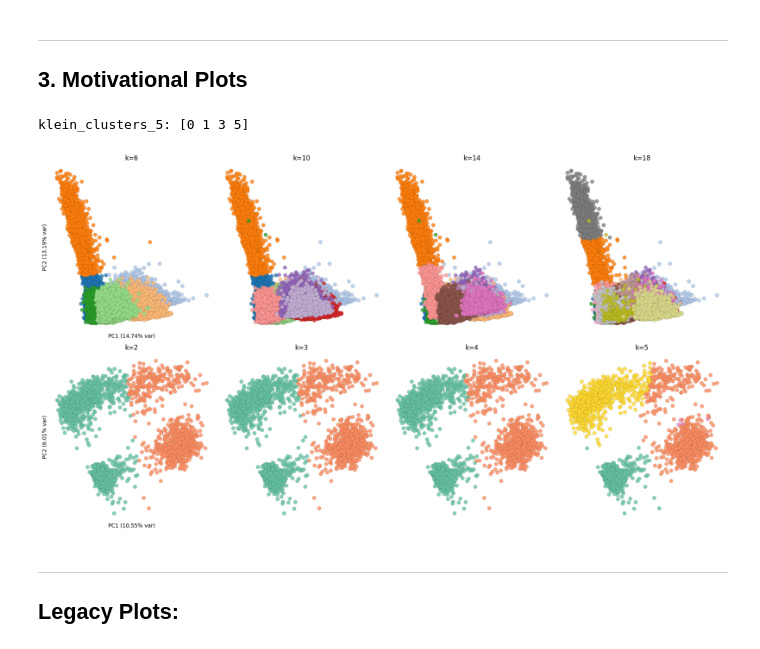
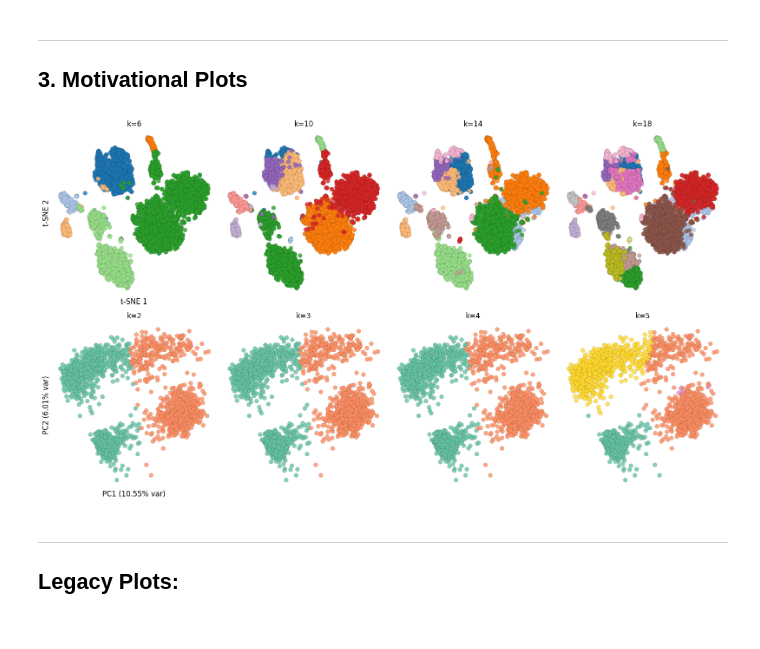
Before and after one commit to DataSlingers/CARVE, a Jupyter notebook: notebooks/case_studies/Motivation.ipynb, the cells around one changed output. Saved outputs shown, nothing was run; the diff lists cells and outputs as text; code cells hidden in the pictures.

Commit message:
implemented scaling plots

```diff
--- a/notebooks/case_studies/Motivation.ipynb
+++ b/notebooks/case_studies/Motivation.ipynb
@@ -200,3 +200,27 @@ print("Remaining populations:", np.unique(y_labeled))
 # %% [output]
 After removing population 15: 104,184 cells x 32 markers
 Remaining populations: [ 1  2  3  4  5  6  7  8  9 10 11 12 13 14]
+# %%
+y_pd_s = pd.Series(y_labeled, name="population_id")
+
+target_n = 5000
+n_samples = X_scaled.shape[0]
+
+sss = StratifiedShuffleSplit(
+    n_splits=1,
+    test_size=target_n,
+    random_state=RANDOM_SEED,
+)
+_, selected_idx = next(sss.split(X_scaled, y_pd_s))
+
+frac = len(selected_idx) / n_samples
+
+X_scaled = X_scaled[selected_idx]
+y_pd_s = y_pd_s.iloc[selected_idx].reset_index(drop=True)
+y_labeled = y_pd_s.to_numpy()
+
+print(f"Subsampled to {X_scaled.shape[0]:,} cells ({frac:.0%})")
+print(
+    f"Final: {X_scaled.shape[0]:,} cells x {X_scaled.shape[1]} markers, "
+    f"{y_pd_s.nunique()} populations"
+)
@@ -346,17 +373,14 @@ levine_clusters_18 = align_cluster_labels(levine_clusters_18, levine_clusters_18
 klein_clusters_4 = align_cluster_labels(klein_clusters_2, klein_clusters_4)
 klein_clusters_3 = align_cluster_labels(klein_clusters_2, klein_clusters_3)
 klein_clusters_5 = align_cluster_labels(klein_clusters_2, klein_clusters_5)
-# %%
-print("klein_clusters_5:", np.unique(klein_clusters_5))
-# %% [output]
-klein_clusters_5: [0 1 3 5]
 # %%
-fig, axes = plt.subplots(2, 4, figsize=(18, 10))
+fig, axes = plt.subplots(2, 4, figsize=(16, 9))
 klein_palette = "Set2"
 
 plot_dim_red(
-    X=X_levine,
+    X=X_scaled,
     y=levine_clusters_6,
+    method="tsne",
     legend_title="Cluster",
     ax=axes[0, 0],
     show=False,
@@ -365,8 +389,9 @@ plot_dim_red(
     title="k=6",
 )
 plot_dim_red(
-    X=X_levine,
+    X=X_scaled,
     y=levine_clusters_10,
+    method="tsne",
     legend_title="Cluster",
     ax=axes[0, 1],
     show=False,
@@ -375,8 +400,9 @@ plot_dim_red(
     title="k=10",
 )
 plot_dim_red(
-    X=X_levine,
+    X=X_scaled,
     y=levine_clusters_14,
+    method="tsne",
     legend_title="Cluster",
     ax=axes[0, 2],
     show=False,
@@ -385,8 +411,9 @@ plot_dim_red(
     title="k=14",
 )
 plot_dim_red(
-    X=X_levine,
+    X=X_scaled,
     y=levine_clusters_18,
+    method="tsne",
     legend_title="Cluster",
     ax=axes[0, 3],
     show=False,
@@ -415,34 +442,34 @@ plot_dim_red(
     show_axis_labels=False,
     title="k=3",
     palette=klein_palette,
 )
 plot_dim_red(
     X=X_klein,
     y=klein_clusters_4,
     legend_title="Cluster",
     ax=axes[1, 2],
     show=False,
     show_legend=False,
     show_axis_labels=False,
     title="k=4",
     palette=klein_palette,
 )
 plot_dim_red(
     X=X_klein,
     y=klein_clusters_5,
     legend_title="Cluster",
     ax=axes[1, 3],
     show=False,
     show_legend=False,
     show_axis_labels=False,
     title="k=5",
     palette=klein_palette,
 )
 
 plt.tight_layout()
 plt.show()
 # %% [output]
-[figure, old version]
+[figure, new version]
 # %% [markdown]
 ---
 
```
Also changed, not shown: parts of 2 cells of this notebook, 2 other files.
